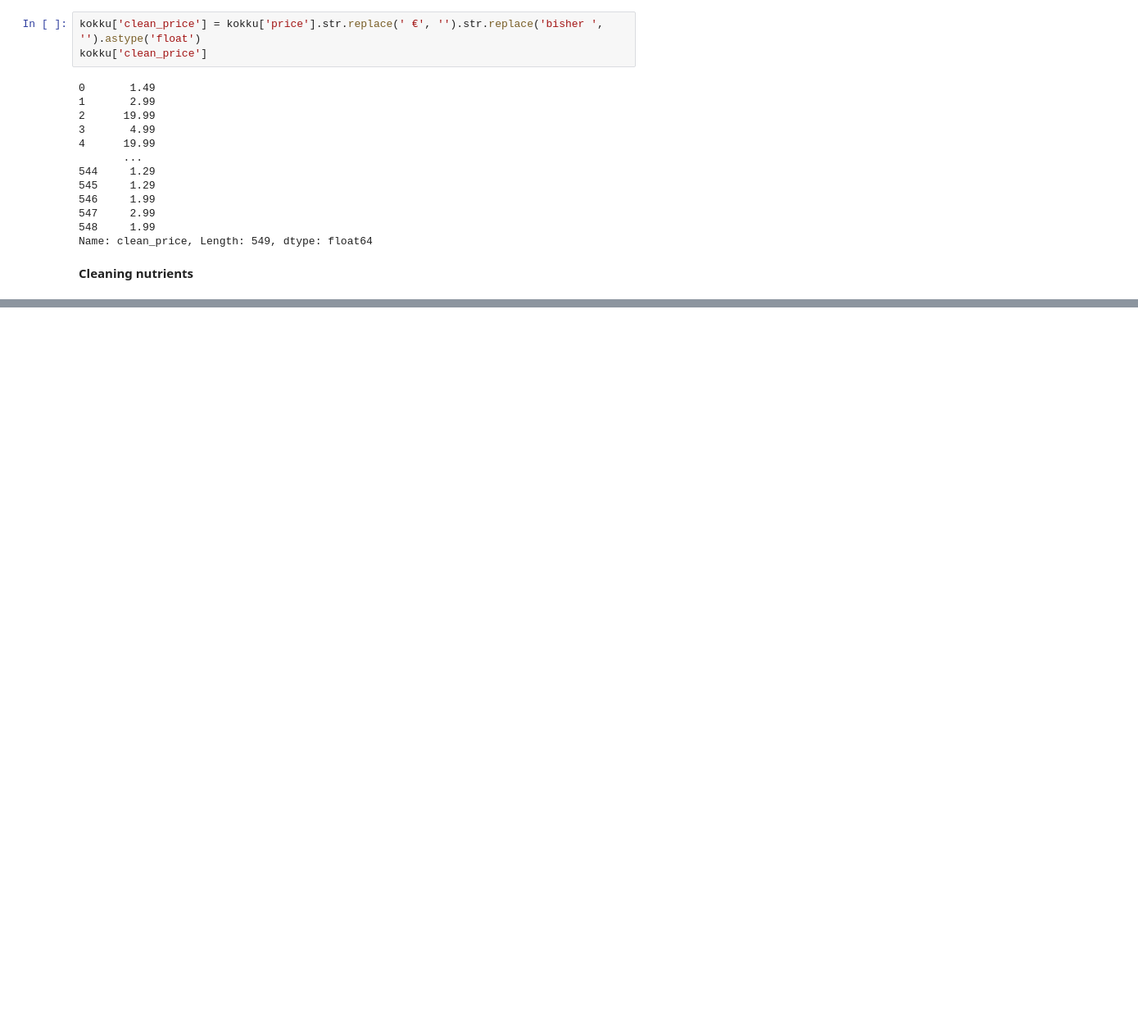
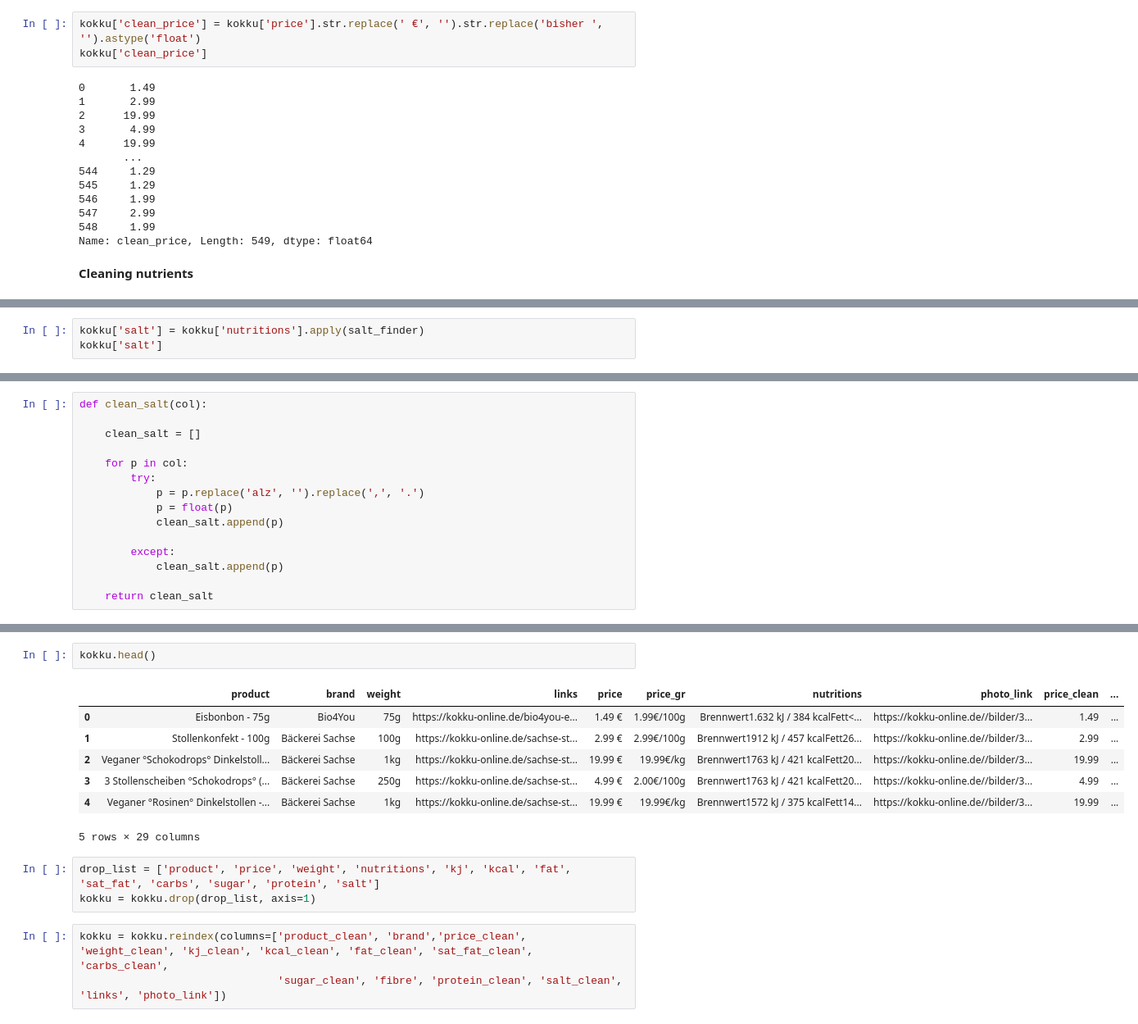
Before and after one commit to katharina-beriault/Final_Project_Vegan-Snack-Recommender_Clustering, a Jupyter notebook: Python/Cleaning.ipynb, the cells around one changed output, grey strips where cells are left out. Shown: that part at 82% size. Cells and saved outputs as stored; diff of their text form; blank space fills up the shorter version.

```diff
--- a/Python/Cleaning.ipynb
+++ b/Python/Cleaning.ipynb
@@ -473,0 +850,3 @@ ValueError: Columns must be same length as key
+# %%
+kokku['salt'] = kokku['nutritions'].apply(salt_finder)
+kokku['salt']
@@ -473,0 +866,15 @@ ValueError: Columns must be same length as key
+# %%
+def clean_salt(col):
+
+    clean_salt = []
+
+    for p in col:
+        try:
+            p = p.replace('alz', '').replace(',', '.')
+            p = float(p)
+            clean_salt.append(p)
+
+        except:
+            clean_salt.append(p)
+
+    return clean_salt
@@ -473,0 +937,16 @@ ValueError: Columns must be same length as key
+# %%
+kokku.head()
+# %% [output]
+|  | product | brand | weight | links | price | price_gr | nutritions | photo_link | price_clean | ... |
+| 0 | Eisbonbon - 75g | Bio4You | 75g | https://kokku-online.de/bio4you-e... | 1.49 € | 1.99€/100g | Brennwert1.632 kJ / 384 kcalFett<... | https://kokku-online.de//bilder/3... | 1.49 | ... |
+| 1 | Stollenkonfekt - 100g | Bäckerei Sachse | 100g | https://kokku-online.de/sachse-st... | 2.99 € | 2.99€/100g | Brennwert1912 kJ / 457 kcalFett26... | https://kokku-online.de//bilder/3... | 2.99 | ... |
+| 2 | Veganer °Schokodrops° Dinkelstoll... | Bäckerei Sachse | 1kg | https://kokku-online.de/sachse-st... | 19.99 € | 19.99€/kg | Brennwert1763 kJ / 421 kcalFett20... | https://kokku-online.de//bilder/3... | 19.99 | ... |
+| 3 | 3 Stollenscheiben °Schokodrops° (... | Bäckerei Sachse | 250g | https://kokku-online.de/sachse-st... | 4.99 € | 2.00€/100g | Brennwert1763 kJ / 421 kcalFett20... | https://kokku-online.de//bilder/3... | 4.99 | ... |
+| 4 | Veganer °Rosinen° Dinkelstollen -... | Bäckerei Sachse | 1kg | https://kokku-online.de/sachse-st... | 19.99 € | 19.99€/kg | Brennwert1572 kJ / 375 kcalFett14... | https://kokku-online.de//bilder/3... | 19.99 | ... |
+5 rows × 29 columns
+# %%
+drop_list = ['product', 'price', 'weight', 'nutritions', 'kj', 'kcal', 'fat', 'sat_fat', 'carbs', 'sugar', 'protein', 'salt']
+kokku = kokku.drop(drop_list, axis=1)
+# %%
+kokku = kokku.reindex(columns=['product_clean', 'brand','price_clean', 'weight_clean', 'kj_clean', 'kcal_clean', 'fat_clean', 'sat_fat_clean', 'carbs_clean',
+                               'sugar_clean', 'fibre', 'protein_clean', 'salt_clean', 'links', 'photo_link'])
```
Also changed, not shown: parts of 69 cells of this notebook, 2 other files.
